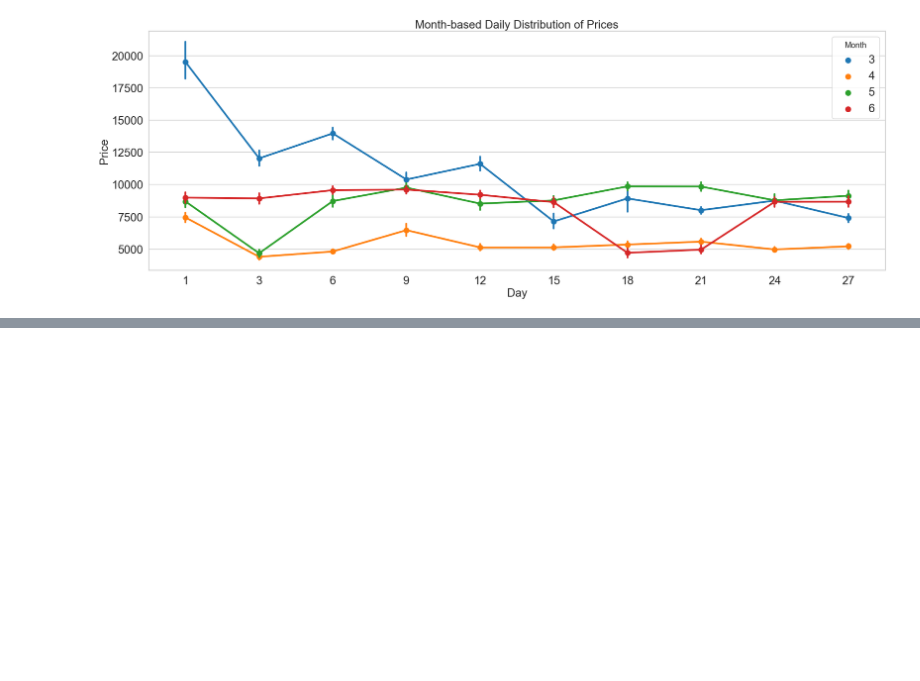
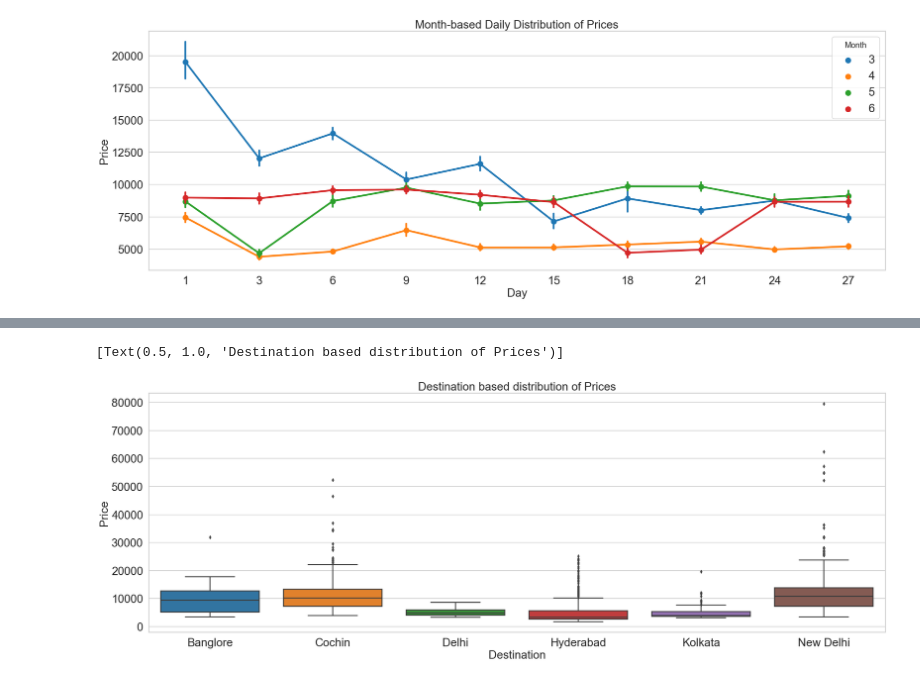
Before and after one commit to calebm00re/22ML-project2, a Jupyter notebook: Project02.ipynb, the cells around one changed output, grey strips where cells are left out. Cells and saved outputs as stored; diff of their text form; code cells hidden in the pictures; blank space fills up the shorter version.

```diff
--- a/Project02.ipynb
+++ b/Project02.ipynb
@@ -309,0 +320,7 @@ ax.set(title="Month-based Daily Distribution of Prices")
+# %%
+fig,ax = plt.subplots()
+sn.boxplot(data=merged[['Destination','Price']],x="Destination",y="Price",ax=ax)
+ax.set(title="Destination based distribution of Prices")
+# %% [output]
+[Text(0.5, 1.0, 'Destination based distribution of Prices')]
+[figure, added]
```
Also changed, not shown: parts of 2 cells of this notebook.
